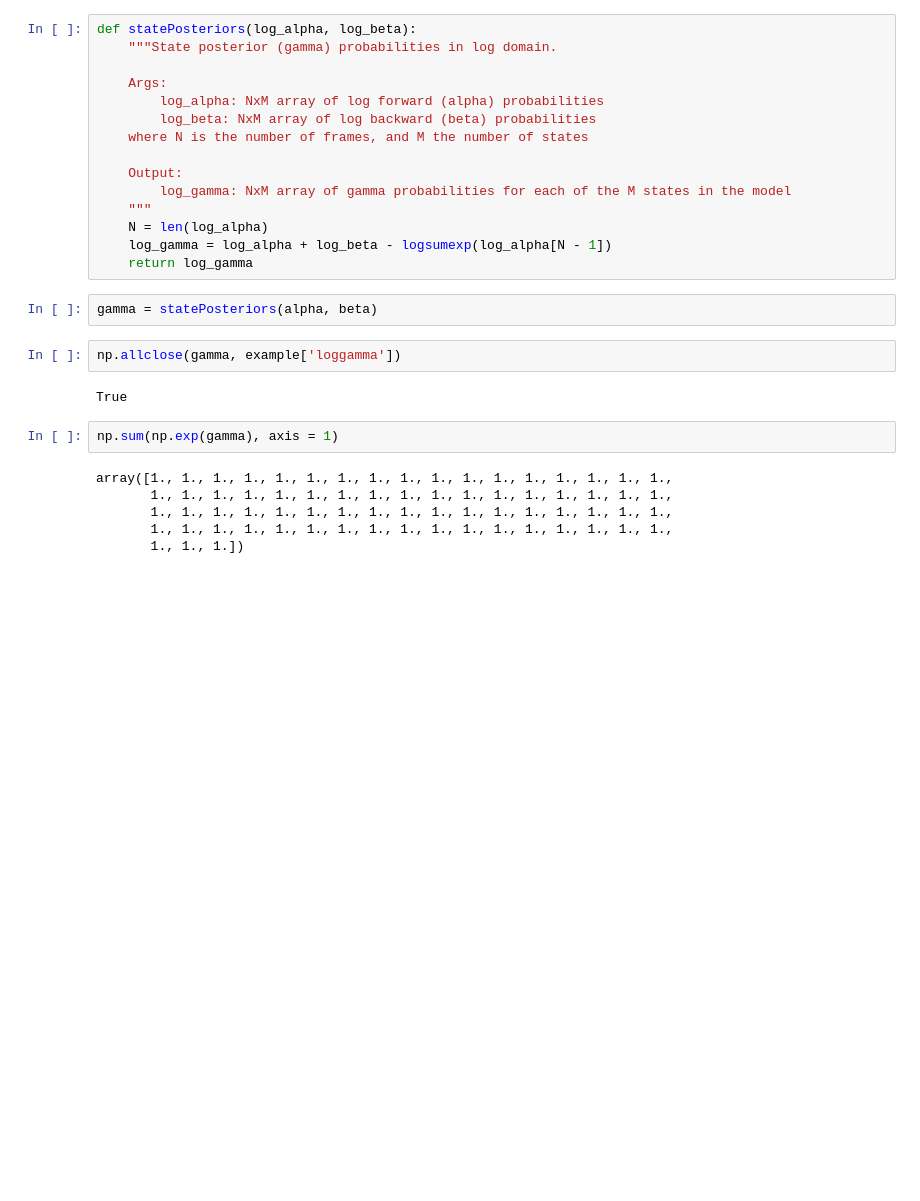
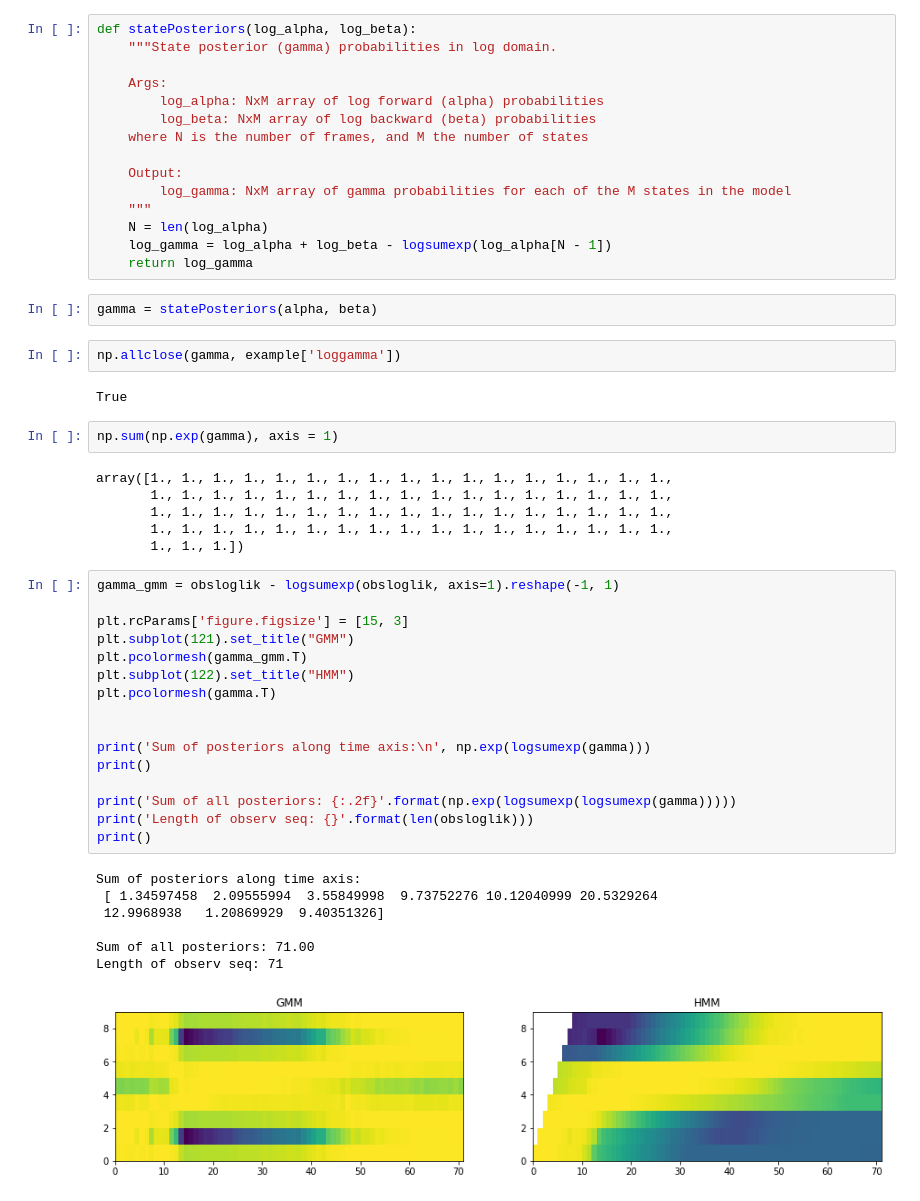
Before and after one commit to zakaria-n/HMM-Speech-Rec, a Jupyter notebook: lab2.ipynb, the cells around one changed output. Drawn from its saved outputs; the diff is of its cells as text; blank space fills up the shorter version.

```diff
--- a/lab2.ipynb
+++ b/lab2.ipynb
@@ -573,3 +573,27 @@ array([1., 1., 1., 1., 1., 1., 1., 1., 1., 1., 1., 1., 1., 1., 1., 1., 1.,
        1., 1., 1., 1., 1., 1., 1., 1., 1., 1., 1., 1., 1., 1., 1., 1., 1.,
        1., 1., 1., 1., 1., 1., 1., 1., 1., 1., 1., 1., 1., 1., 1., 1., 1.,
        1., 1., 1.])
+# %%
+gamma_gmm = obsloglik - logsumexp(obsloglik, axis=1).reshape(-1, 1)
+
+plt.rcParams['figure.figsize'] = [15, 3]
+plt.subplot(121).set_title("GMM")
+plt.pcolormesh(gamma_gmm.T)
+plt.subplot(122).set_title("HMM")
+plt.pcolormesh(gamma.T)
+
+
+print('Sum of posteriors along time axis:\n', np.exp(logsumexp(gamma)))
+print()
+
+print('Sum of all posteriors: {:.2f}'.format(np.exp(logsumexp(logsumexp(gamma)))))
+print('Length of observ seq: {}'.format(len(obsloglik)))
+print()
+# %% [output]
+Sum of posteriors along time axis:
+ [ 1.34597458  2.09555994  3.55849998  9.73752276 10.12040999 20.5329264
+ 12.9968938   1.20869929  9.40351326]
+
+Sum of all posteriors: 71.00
+Length of observ seq: 71
+[figure, added]
```
Also changed, not shown: parts of 3 cells of this notebook.
